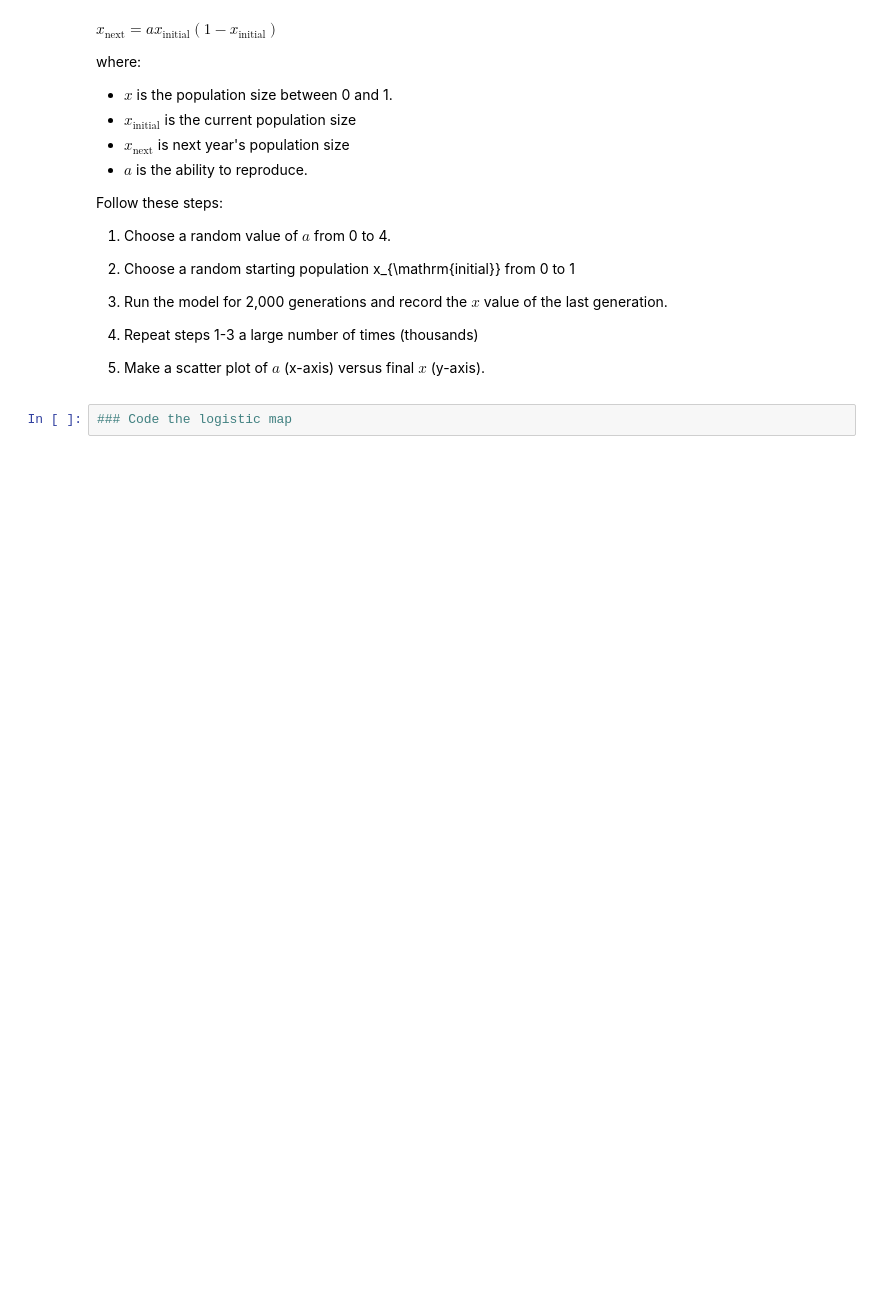
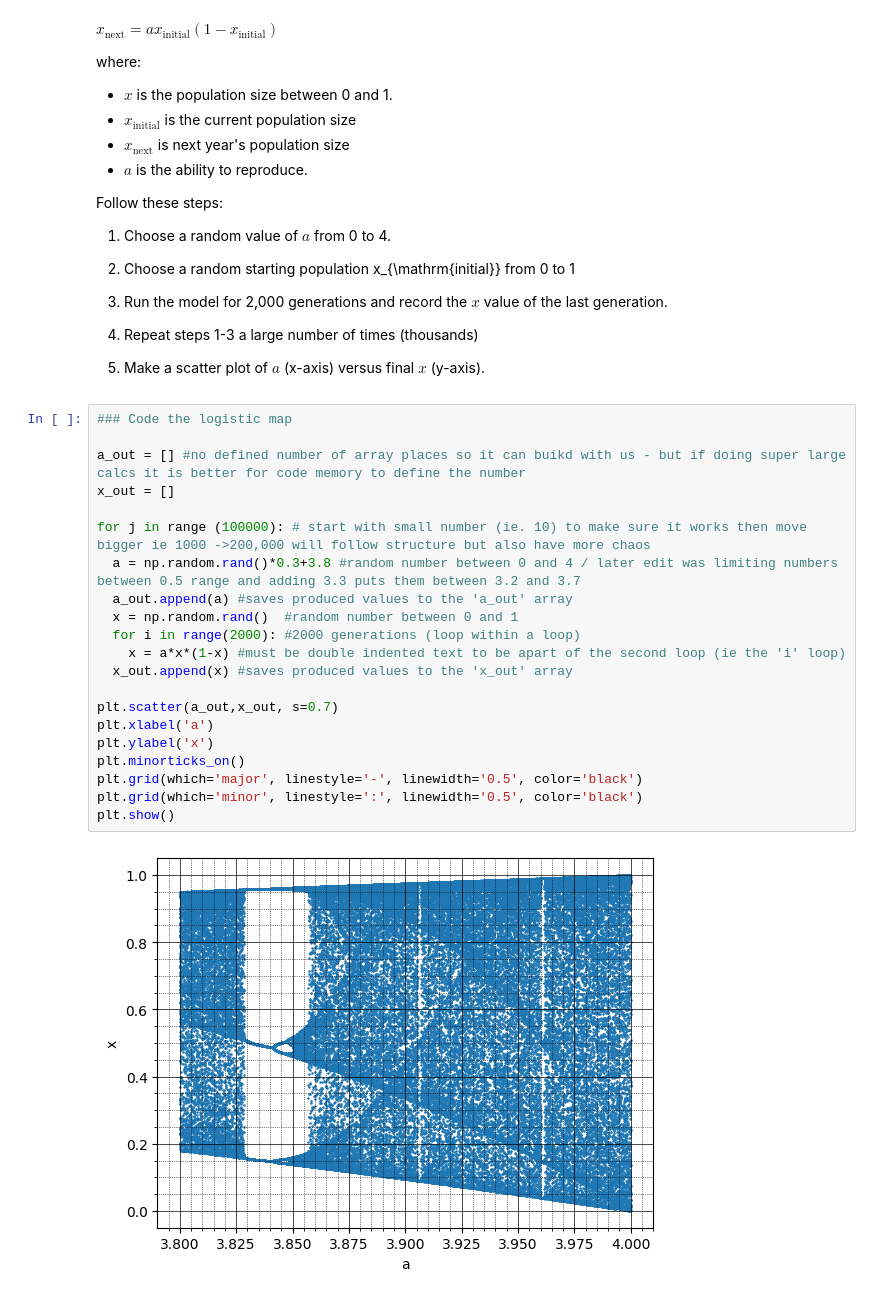
Before and after one commit to mjss26/EMSC2010-W9-L1-MSS, a Jupyter notebook: EMSC2010_W9_L1_NB2_MSS.ipynb, the cells around one changed output. Saved outputs shown, nothing was run; the diff lists cells and outputs as text; blank space fills up the shorter version.

```diff
--- a/EMSC2010_W9_L1_NB2_MSS.ipynb
+++ b/EMSC2010_W9_L1_NB2_MSS.ipynb
@@ -136,5 +136,26 @@ Follow these steps:
 4. Repeat steps 1-3 a large number of times (thousands)
 
 5. Make a scatter plot of $a$ (x-axis) versus final $x$ (y-axis).
-# %%
-### Code the logistic map
+# %%
+### Code the logistic map
+
+a_out = [] #no defined number of array places so it can buikd with us - but if doing super large calcs it is better for code memory to define the number
+x_out = []
+
+for j in range (100000): # start with small number (ie. 10) to make sure it works then move bigger ie 1000 ->200,000 will follow structure but also have more chaos
+  a = np.random.rand()*0.3+3.8 #random number between 0 and 4 / later edit was limiting numbers between 0.5 range and adding 3.3 puts them between 3.2 and 3.7
+  a_out.append(a) #saves produced values to the 'a_out' array
+  x = np.random.rand()  #random number between 0 and 1
+  for i in range(2000): #2000 generations (loop within a loop)
+    x = a*x*(1-x) #must be double indented text to be apart of the second loop (ie the 'i' loop)
+  x_out.append(x) #saves produced values to the 'x_out' array
+
+plt.scatter(a_out,x_out, s=0.7)
+plt.xlabel('a')
+plt.ylabel('x')
+plt.minorticks_on()
+plt.grid(which='major', linestyle='-', linewidth='0.5', color='black')
+plt.grid(which='minor', linestyle=':', linewidth='0.5', color='black')
+plt.show()
+# %% [output]
+[figure, added]
```
Also changed, not shown: parts of 3 cells of this notebook.
